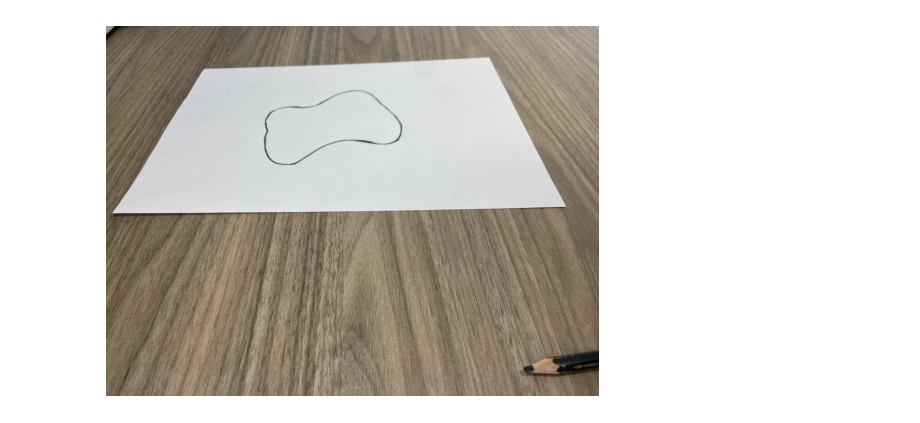
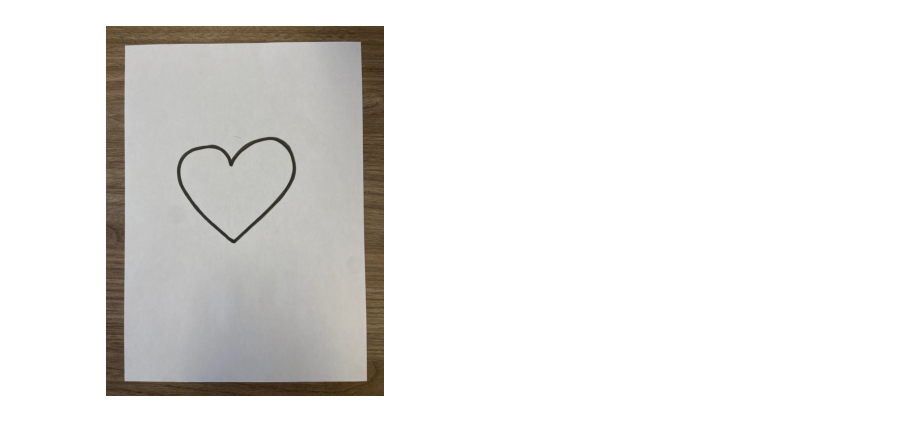
Before and after one commit to AmauryCHRONO/Projet-Transversal, a Jupyter notebook: Image_Analysis/Analysis/main.ipynb, the cells around one changed output. Drawn from its saved outputs; the diff is of its cells as text; code cells hidden in the pictures.

Commit message:
du plus en analyse d'image

```diff
--- a/Image_Analysis/Analysis/main.ipynb
+++ b/Image_Analysis/Analysis/main.ipynb
@@ -11,16 +11,16 @@ import json
 # %%
 # Charger l'image
 image = cv2.imread("shots/form_random1.png")
 #image = cv2.imread("shots/form_random2.png")
-image = cv2.imread("shots/form_random3.png")
-#image = cv2.imread("shots/coeur.png")
-#image = cv2.imread("shots/trait.png")
+#image = cv2.imread("shots/form_random3.png")
+image = cv2.imread("shots/coeur.png")
+##image = cv2.imread("shots/trait.png")
 #image = cv2.imread("shots/trait_doigt.png")
 #image = cv2.imread("shots/griboulli.png")
 
 plt.imshow(cv2.cvtColor(image, cv2.COLOR_BGR2RGB))
 plt.axis('off')
 plt.show()
 # %% [output]
-[figure, old version]
+[figure, new version]
 # %%
```
Also changed, not shown: parts of 10 cells of this notebook, 19 other files.
